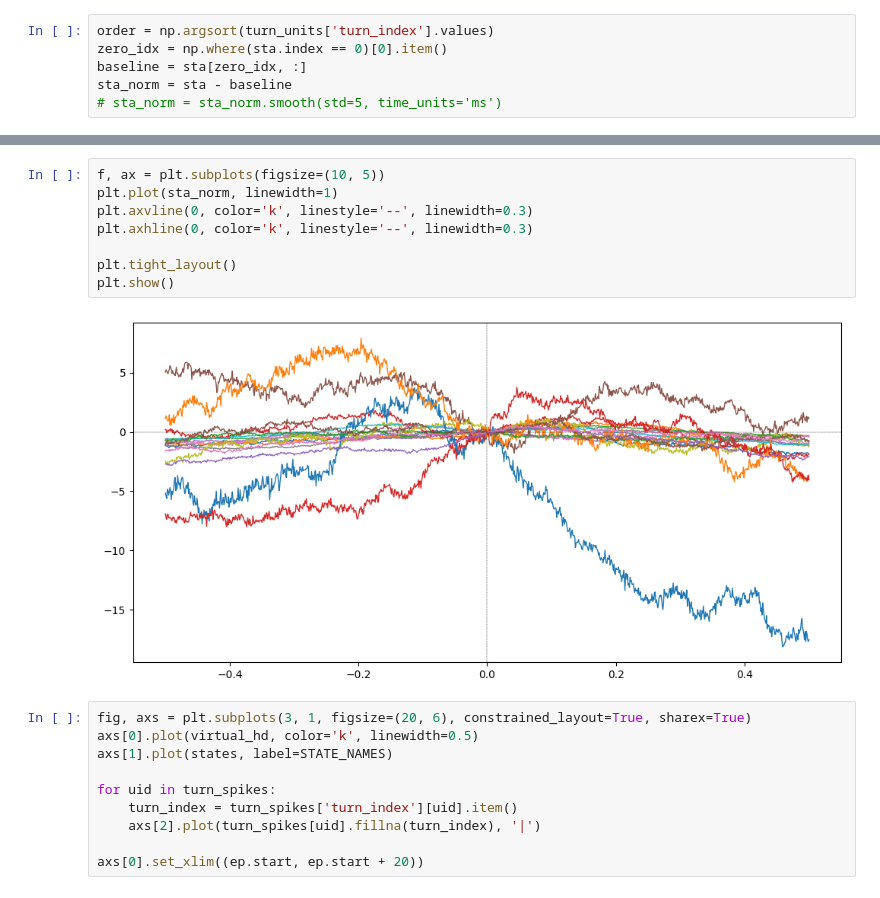
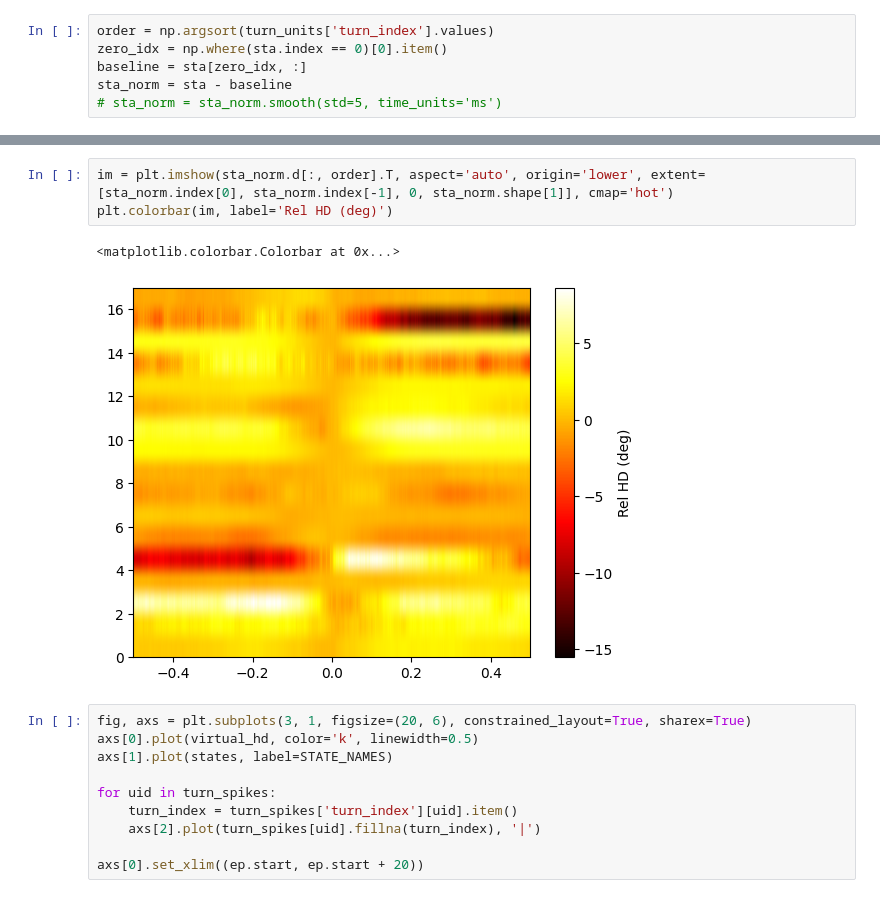
Before and after one commit to Senzai-Lab/nrem_analysis, a Jupyter notebook: notebooks/dual_recordings/sta.ipynb, the cells around one changed output, grey strips where cells are left out. Cells and saved outputs as stored; diff of their text form.

```diff
--- a/notebooks/dual_recordings/sta.ipynb
+++ b/notebooks/dual_recordings/sta.ipynb
@@ -114,13 +93,9 @@ for i, idx in enumerate(order):
-# %%
-f, ax = plt.subplots(figsize=(10, 5))
-plt.plot(sta_norm, linewidth=1)
-plt.axvline(0, color='k', linestyle='--', linewidth=0.3)
-plt.axhline(0, color='k', linestyle='--', linewidth=0.3)
-
-plt.tight_layout()
-plt.show()
-# %% [output]
-[figure, removed]
+# %%
+im = plt.imshow(sta_norm.d[:, order].T, aspect='auto', origin='lower', extent=[sta_norm.index[0], sta_norm.index[-1], 0, sta_norm.shape[1]], cmap='hot')
+plt.colorbar(im, label='Rel HD (deg)')
+# %% [output]
+<matplotlib.colorbar.Colorbar at 0x...>
+[figure, added]
 # %%
 fig, axs = plt.subplots(3, 1, figsize=(20, 6), constrained_layout=True, sharex=True)
 axs[0].plot(virtual_hd, color='k', linewidth=0.5)
```
Also changed, not shown: parts of 4 cells of this notebook.
